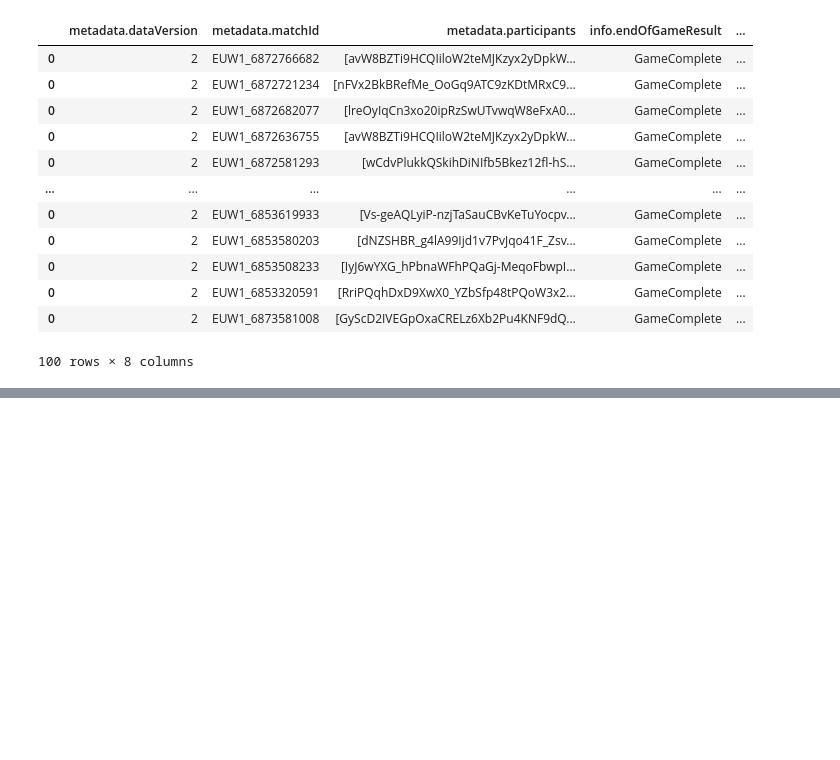
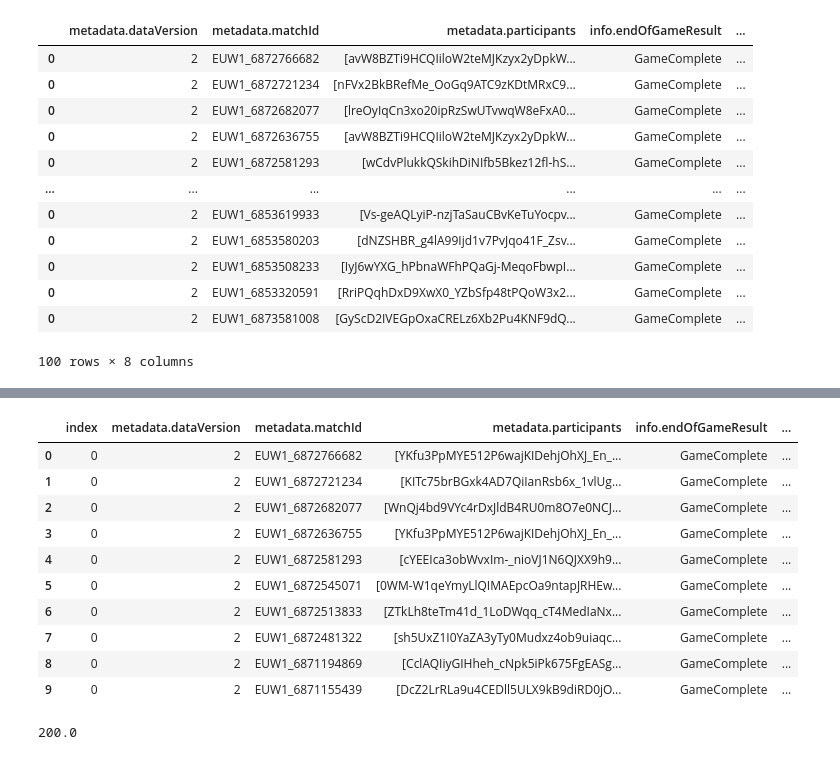
Before and after one commit to Slylio/projetLol, a Jupyter notebook: api_process.ipynb, the cells around one changed output, grey strips where cells are left out. Saved outputs shown, nothing was run; the diff lists cells and outputs as text; code cells hidden in the pictures; blank space fills up the shorter version.

Commit message:
15 minutes data

```diff
--- a/api_process.ipynb
+++ b/api_process.ipynb
@@ -12,7 +12,7 @@ import seaborn as sns
 # Tout le travail API
 # %%
 #API key
-api_key = "RGAPI-58ca56b5-f190-49de-aa02-2612f5b64374" #Compte Slylio
+api_key = "RGAPI-46165a21-b349-4a50-9e4b-9bf71bc5d784" #Compte Slylio
 api_key2 = "RGAPI-ee90aa41-8d9f-44ed-8665-367ebfc3435c" #Compte emilio
 api_key3 = "RGAPI-a67a5383-9867-4742-b38c-a606875bede1" #Compte projetML
 api_key5 = "RGAPI-0b66c15d-25e1-45be-9c2b-277acaafc087" #Comte alex1
@@ -219,2 +217,4 @@ def get_match_info_by_matchId(match_ids, api_key):
 # %%
 matchs_ids = pd.read_csv('matchids.csv')
+# %%
+matchs_info_df = get_match_info_by_matchId(matchs_ids[:10], api_key)
@@ -295,0 +334,19 @@ df_matchs_info1[:1000].to_csv('matchs_info1-light.csv', index=False)
+# %%
+matchs_info_df_index = matchs_info_df.reset_index()
+matchs_info_df_index
+# %% [output]
+|  | index | metadata.dataVersion | metadata.matchId | metadata.participants | info.endOfGameResult | ... |
+| 0 | 0 | 2 | EUW1_6872766682 | [YKfu3PpMYE512P6wajKIDehjOhXJ_En_... | GameComplete | ... |
+| 1 | 0 | 2 | EUW1_6872721234 | [KITc75brBGxk4AD7QiIanRsb6x_1vlUg... | GameComplete | ... |
+| 2 | 0 | 2 | EUW1_6872682077 | [WnQj4bd9VYc4rDxJldB4RU0m8O7e0NCJ... | GameComplete | ... |
+| 3 | 0 | 2 | EUW1_6872636755 | [YKfu3PpMYE512P6wajKIDehjOhXJ_En_... | GameComplete | ... |
+| 4 | 0 | 2 | EUW1_6872581293 | [cYEEIca3obWvxIm-_nioVJ1N6QJXX9h9... | GameComplete | ... |
+| 5 | 0 | 2 | EUW1_6872545071 | [0WM-W1qeYmyLlQIMAEpcOa9ntapJRHEw... | GameComplete | ... |
+| 6 | 0 | 2 | EUW1_6872513833 | [ZTkLh8teTm41d_1LoDWqq_cT4MedIaNx... | GameComplete | ... |
+| 7 | 0 | 2 | EUW1_6872481322 | [sh5UxZ1I0YaZA3yTy0Mudxz4ob9uiaqc... | GameComplete | ... |
+| 8 | 0 | 2 | EUW1_6871194869 | [CclAQIiyGIHheh_cNpk5iPk675FgEASg... | GameComplete | ... |
+| 9 | 0 | 2 | EUW1_6871155439 | [DcZ2LrRLa9u4CEDll5ULX9kB9diRD0jO... | GameComplete | ... |
+# %%
+pd.json_normalize(pd.DataFrame(matchs_info_df_index["info.frames"][0])["events"][len(pd.DataFrame(matchs_info_df_index["info.frames"][0])["events"])-1]).iloc[len(pd.json_normalize(pd.DataFrame(matchs_info_df_index["info.frames"][0])["events"][len(pd.DataFrame(matchs_info_df_index["info.frames"][0])["events"])-1]))-1]["winningTeam"]
+# %% [output]
+200.0
```
Also changed, not shown: parts of 12 cells of this notebook, 1 other file.
